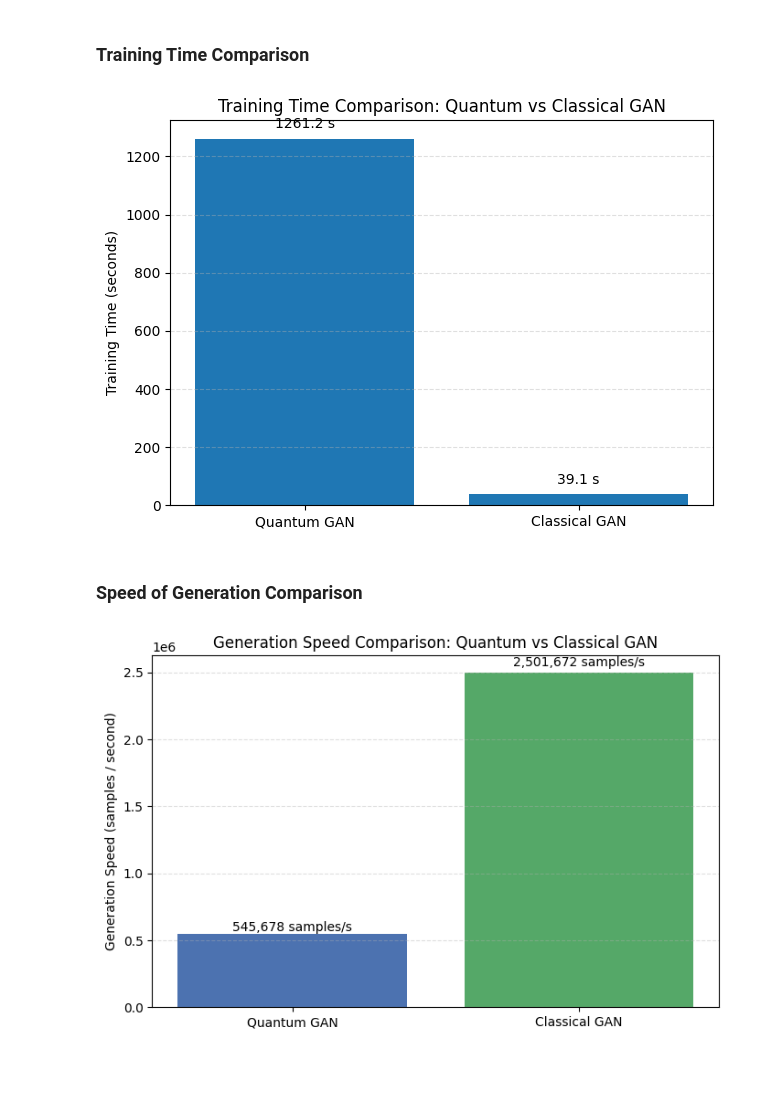
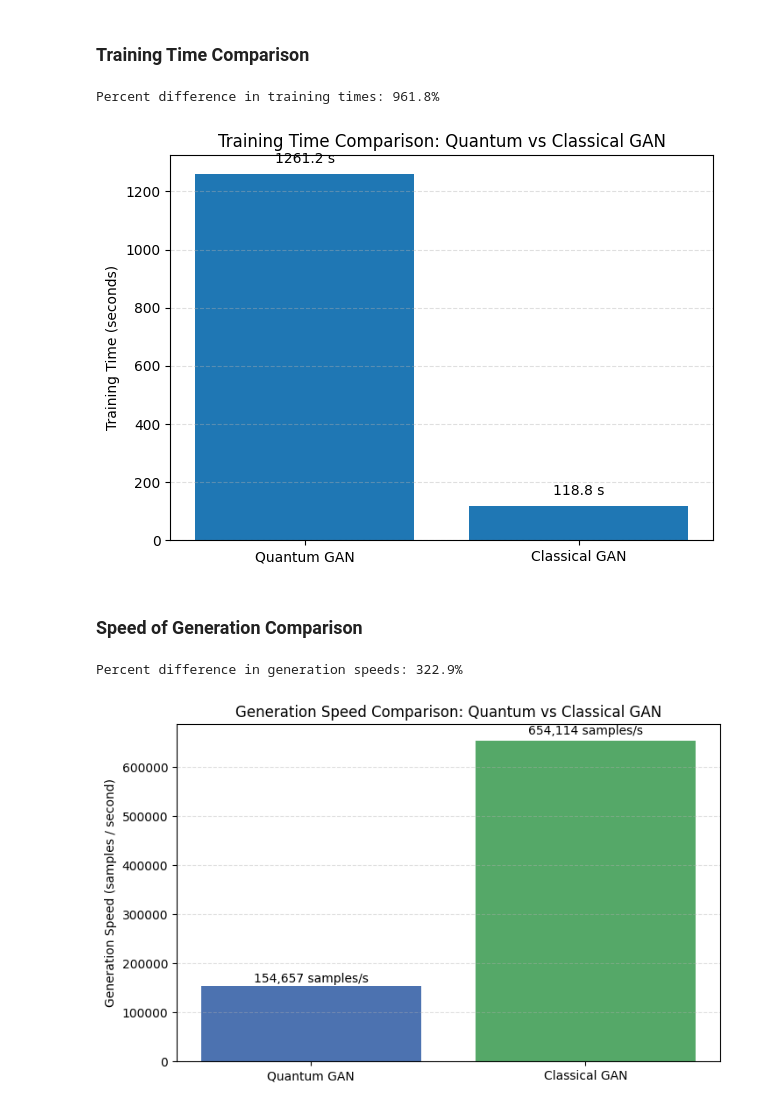
Before and after one commit to DevArtech/csc-4631-final-project, a Jupyter notebook: Quantum GAN.ipynb, the cells around one changed output. Cells and saved outputs as stored; diff of their text form; code cells hidden in the pictures; blank space fills up the shorter version.

Commit message:
Corrected graphics

```diff
--- a/Quantum GAN.ipynb
+++ b/Quantum GAN.ipynb
@@ -1192,9 +1192,14 @@ plt.show()
 # %% [markdown]
 ### Training Time Comparison
 # %%
-#Quality vs training time is redunant as FID/IS scores are compared in presentation
 models = ["Quantum GAN", "Classical GAN"]
-training_time_sec = [1261.2, 39.1]
+training_time_sec = [1261.2, 118.78]
+
+# Calculate percent difference: (higher - lower) / lower * 100
+faster, slower = max(training_time_sec), min(training_time_sec)
+percent_diff = (faster - slower) / slower * 100
+
+print(f"Percent difference in training times: {percent_diff:.1f}%")
 
 plt.figure(figsize=(7, 5))
 
@@ -1218,33 +1223,41 @@ plt.grid(axis='y', linestyle='--', alpha=0.4)
 
 plt.show()
 # %% [output]
+Percent difference in training times: 961.8%
-[figure, old version]
+[figure, new version]
 # %% [markdown]
 ### Speed of Generation Comparison
 # %%
 models = ["Quantum GAN", "Classical GAN"]
-gen_speed = [545678.43, 2501672.43]  # samples per second
+gen_speed = [154657.43, 654113.5]  # samples per second
+
+# Calculate percent difference: (higher - lower) / lower * 100
+faster, slower = max(gen_speed), min(gen_speed)
+percent_diff = (faster - slower) / slower * 100
+
+print(f"Percent difference in generation speeds: {percent_diff:.1f}%")
 
 plt.figure(figsize=(8, 5))
 
 bars = plt.bar(models, gen_speed, color=["#4C72B0", "#55A868"])
 
 # Add numeric labels on top of bars
 for bar, speed in zip(bars, gen_speed):
     height = bar.get_height()
     plt.text(
         bar.get_x() + bar.get_width() / 2,
         height * 1.01,
         f"{speed:,.0f} samples/s",
         ha="center",
         va="bottom",
         fontsize=10
     )
 
 plt.ylabel("Generation Speed (samples / second)")
 plt.title("Generation Speed Comparison: Quantum vs Classical GAN")
 plt.grid(axis='y', linestyle='--', alpha=0.4)
 
 plt.show()
 # %% [output]
+Percent difference in generation speeds: 322.9%
-[figure, old version]
+[figure, new version]
```
